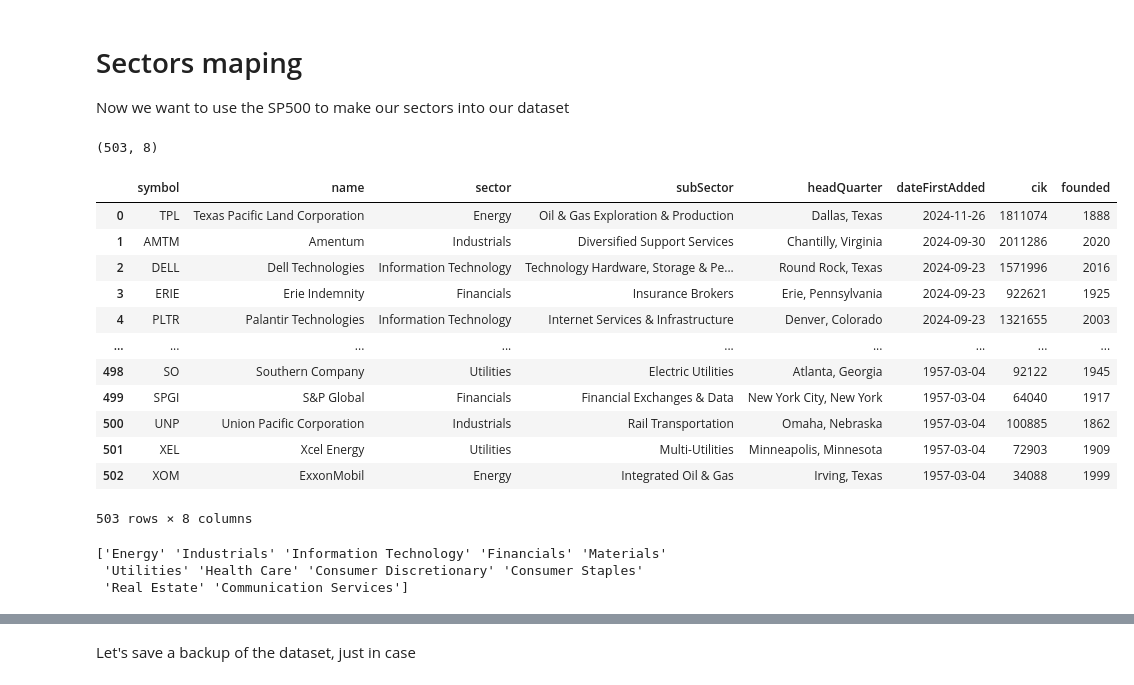
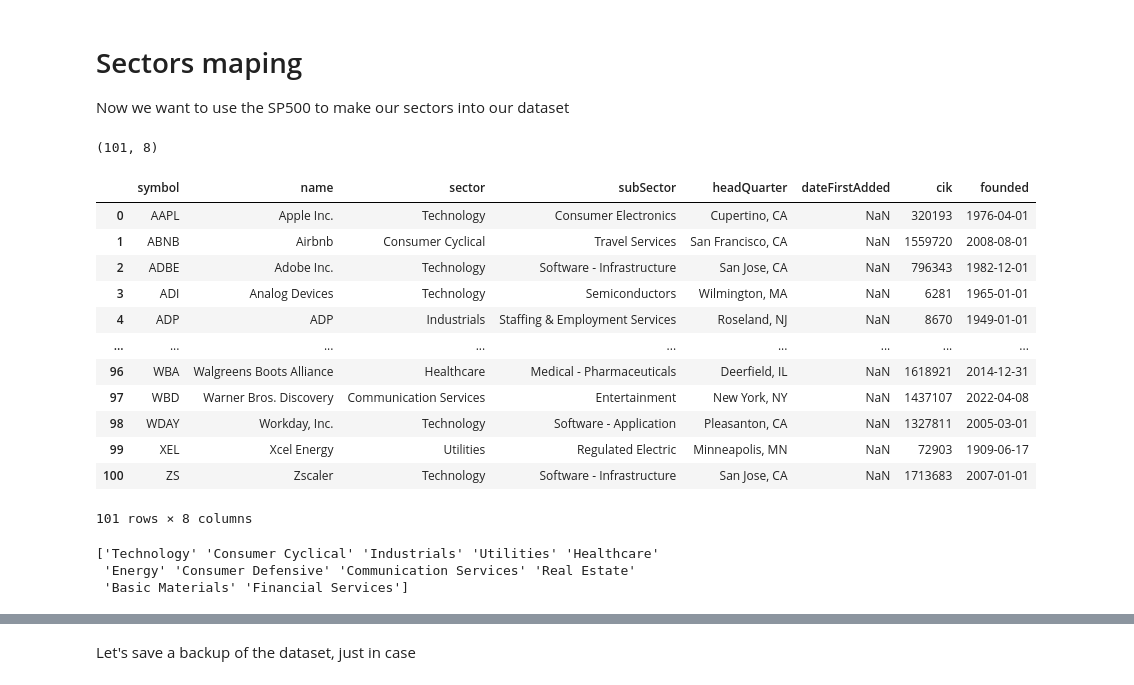
Before and after one commit to toyolabo/EDSMF, a Jupyter notebook: sector_preprocess.ipynb, the cells around one changed output, grey strips where cells are left out. Cells and saved outputs as stored; diff of their text form; code cells hidden in the pictures.

```diff
--- a/sector_preprocess.ipynb
+++ b/sector_preprocess.ipynb
@@ -412,30 +413,31 @@ See the caveats in the documentation: https://pandas.pydata.org/pandas-docs/stab
 
 Now we want to use the SP500 to make our sectors into our dataset
 # %%
-sp500 = pd.read_csv("./dataset/SP500/sp500.csv")
-print(sp500.shape)
-sp500
+# index_data = pd.read_csv("./dataset/SP500/sp500.csv")
+index_data = pd.read_csv("./dataset/NASDAQ/nasdaq.csv")
+print(index_data.shape)
+index_data
 # %% [output]
-(503, 8)
+(101, 8)
 |  | symbol | name | sector | subSector | headQuarter | dateFirstAdded | cik | founded |
-| 0 | TPL | Texas Pacific Land Corporation | Energy | Oil & Gas Exploration & Production | Dallas, Texas | 2024-11-26 | 1811074 | 1888 |
-| 1 | AMTM | Amentum | Industrials | Diversified Support Services | Chantilly, Virginia | 2024-09-30 | 2011286 | 2020 |
-| 2 | DELL | Dell Technologies | Information Technology | Technology Hardware, Storage & Pe... | Round Rock, Texas | 2024-09-23 | 1571996 | 2016 |
-| 3 | ERIE | Erie Indemnity | Financials | Insurance Brokers | Erie, Pennsylvania | 2024-09-23 | 922621 | 1925 |
-| 4 | PLTR | Palantir Technologies | Information Technology | Internet Services & Infrastructure | Denver, Colorado | 2024-09-23 | 1321655 | 2003 |
+| 0 | AAPL | Apple Inc. | Technology | Consumer Electronics | Cupertino, CA | NaN | 320193 | 1976-04-01 |
+| 1 | ABNB | Airbnb | Consumer Cyclical | Travel Services | San Francisco, CA | NaN | 1559720 | 2008-08-01 |
+| 2 | ADBE | Adobe Inc. | Technology | Software - Infrastructure | San Jose, CA | NaN | 796343 | 1982-12-01 |
+| 3 | ADI | Analog Devices | Technology | Semiconductors | Wilmington, MA | NaN | 6281 | 1965-01-01 |
+| 4 | ADP | ADP | Industrials | Staffing & Employment Services | Roseland, NJ | NaN | 8670 | 1949-01-01 |
 | ... | ... | ... | ... | ... | ... | ... | ... | ... |
-| 498 | SO | Southern Company | Utilities | Electric Utilities | Atlanta, Georgia | 1957-03-04 | 92122 | 1945 |
-| 499 | SPGI | S&P Global | Financials | Financial Exchanges & Data | New York City, New York | 1957-03-04 | 64040 | 1917 |
-| 500 | UNP | Union Pacific Corporation | Industrials | Rail Transportation | Omaha, Nebraska | 1957-03-04 | 100885 | 1862 |
-| 501 | XEL | Xcel Energy | Utilities | Multi-Utilities | Minneapolis, Minnesota | 1957-03-04 | 72903 | 1909 |
-| 502 | XOM | ExxonMobil | Energy | Integrated Oil & Gas | Irving, Texas | 1957-03-04 | 34088 | 1999 |
+| 96 | WBA | Walgreens Boots Alliance | Healthcare | Medical - Pharmaceuticals | Deerfield, IL | NaN | 1618921 | 2014-12-31 |
+| 97 | WBD | Warner Bros. Discovery | Communication Services | Entertainment | New York, NY | NaN | 1437107 | 2022-04-08 |
+| 98 | WDAY | Workday, Inc. | Technology | Software - Application | Pleasanton, CA | NaN | 1327811 | 2005-03-01 |
+| 99 | XEL | Xcel Energy | Utilities | Regulated Electric | Minneapolis, MN | NaN | 72903 | 1909-06-17 |
+| 100 | ZS | Zscaler | Technology | Software - Infrastructure | San Jose, CA | NaN | 1713683 | 2007-01-01 |
-503 rows × 8 columns
+101 rows × 8 columns
 # %%
 # Sectors
-print(sp500["sector"].unique())
+print(index_data["sector"].unique())
 # %% [output]
-['Energy' 'Industrials' 'Information Technology' 'Financials' 'Materials'
- 'Utilities' 'Health Care' 'Consumer Discretionary' 'Consumer Staples'
- 'Real Estate' 'Communication Services']
+['Technology' 'Consumer Cyclical' 'Industrials' 'Utilities' 'Healthcare'
+ 'Energy' 'Consumer Defensive' 'Communication Services' 'Real Estate'
+ 'Basic Materials' 'Financial Services']
 # %%
 # Create a mapping dictionary from company_df
```
Also changed, not shown: parts of 26 cells of this notebook, 1 other file.
